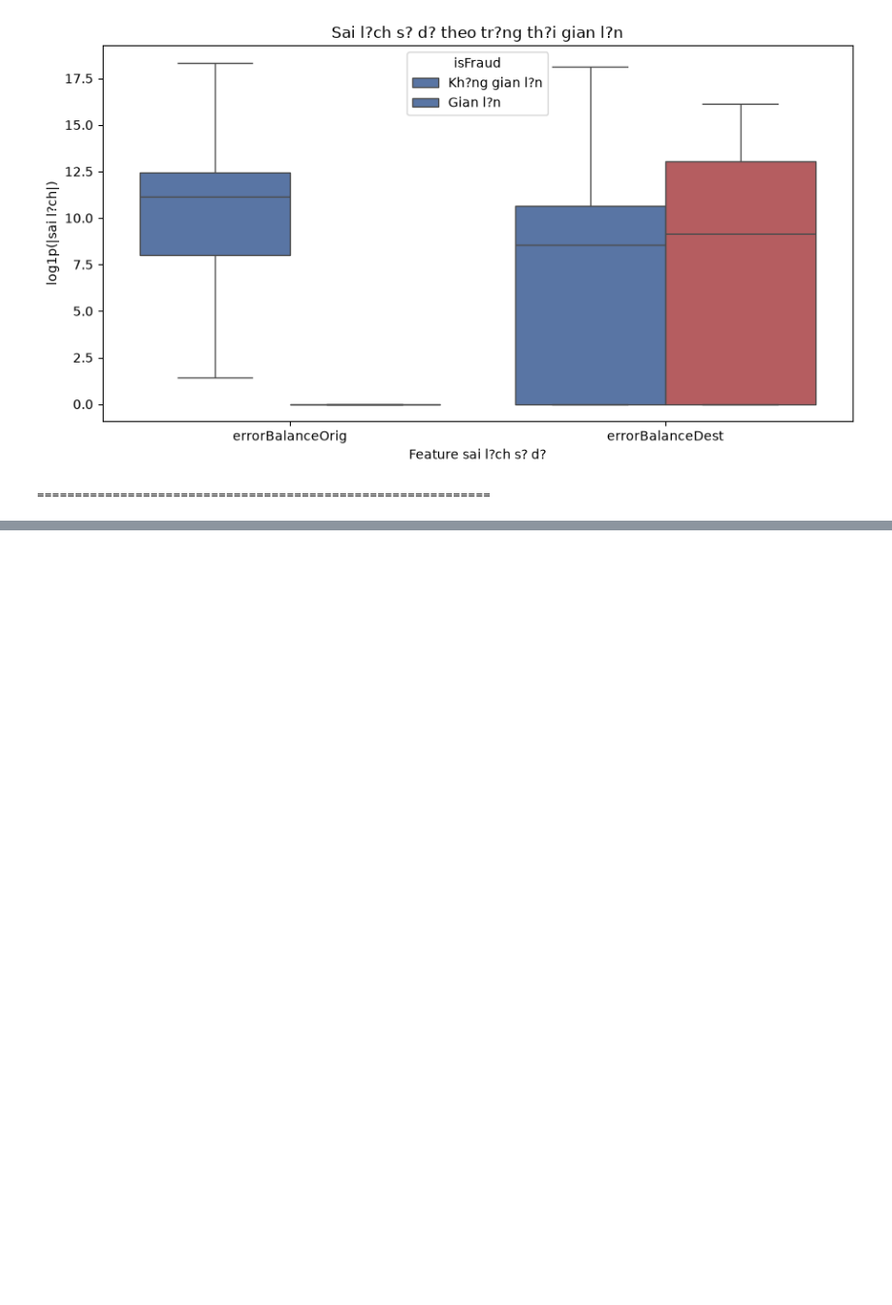
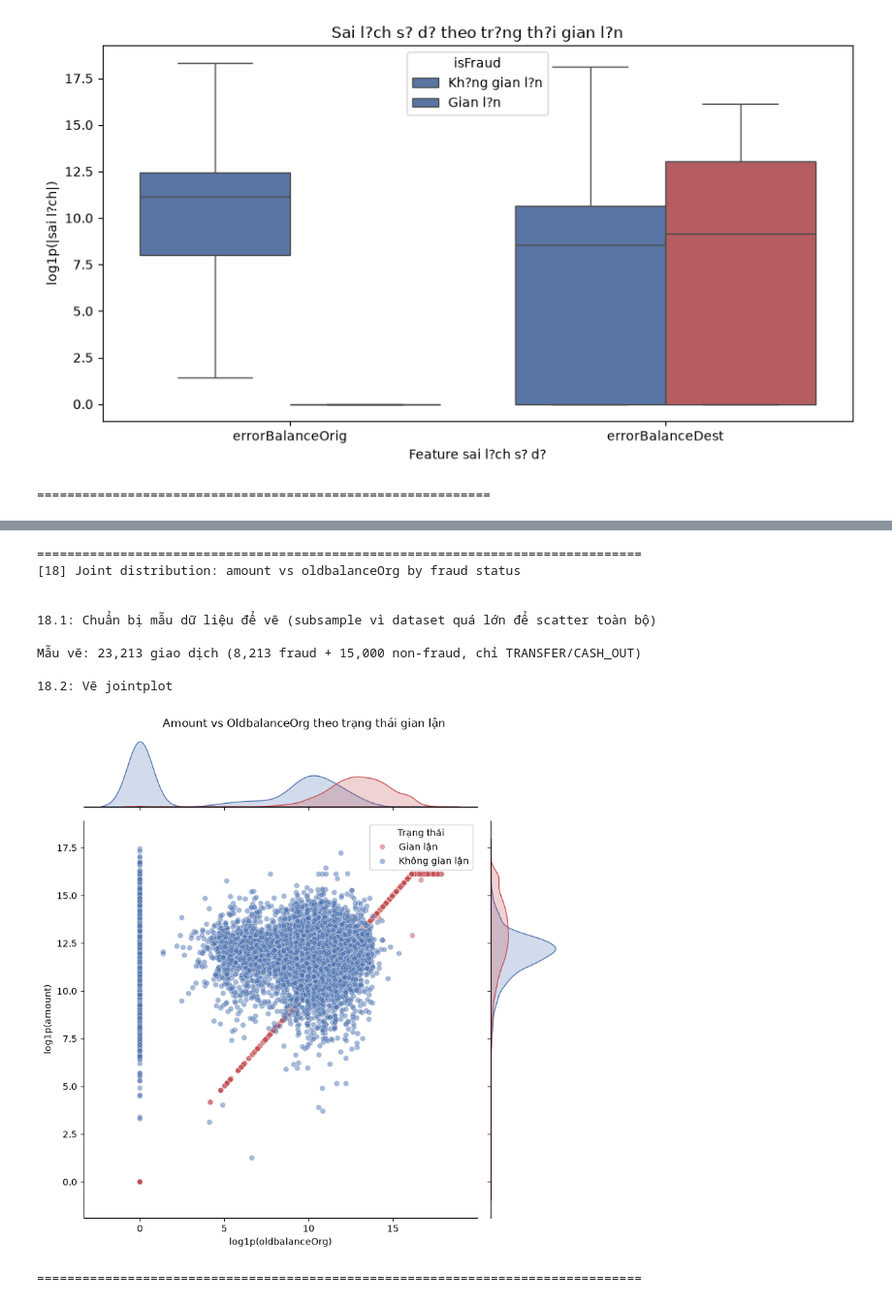
Before and after one commit to PH31M/fraud-detection-thesis, a Jupyter notebook: notebooks/01_eda.ipynb, the cells around one changed output, grey strips where cells are left out. Shown at 97% size. Saved outputs shown, nothing was run; the diff lists cells and outputs as text; code cells hidden in the pictures; blank space fills up the shorter version.

```diff
--- a/notebooks/01_eda.ipynb
+++ b/notebooks/01_eda.ipynb
@@ -340,0 +674,49 @@ isFraud
+# %%
+# [18] Phân phối kết hợp 2 biến: amount vs oldbalanceOrg, phân theo isFraud
+# Mục đích: quan sát trực quan cụm "rút sạch tài khoản" (oldbalanceOrg ≈ amount) —
+# đặc trưng hành vi điển hình của giao dịch gian lận trong PaySim.
+section("[18] Joint distribution: amount vs oldbalanceOrg by fraud status")
+
+tit("18.1: Chuẩn bị mẫu dữ liệu để vẽ (subsample vì dataset quá lớn để scatter toàn bộ)")
+subset_types = df[df['type'].isin(['TRANSFER', 'CASH_OUT'])]
+fraud_sample = subset_types[subset_types['isFraud'] == 1]
+nonfraud_sample = subset_types[subset_types['isFraud'] == 0].sample(n=15000, random_state=42)
+plot_sample = pd.concat([fraud_sample, nonfraud_sample], ignore_index=True).copy()
+
+plot_sample['log_amount'] = np.log1p(plot_sample['amount'])
+plot_sample['log_oldbalanceOrg'] = np.log1p(plot_sample['oldbalanceOrg'])
+plot_sample['Trạng thái'] = plot_sample['isFraud'].map({0: 'Không gian lận', 1: 'Gian lận'})
+
+print(f"Mẫu vẽ: {len(plot_sample):,} giao dịch "
+      f"({fraud_sample.shape[0]:,} fraud + {nonfraud_sample.shape[0]:,} non-fraud, "
+      f"chỉ TRANSFER/CASH_OUT)")
+
+tit("18.2: Vẽ jointplot")
+g = sns.jointplot(
+    data=plot_sample,
+    x='log_oldbalanceOrg',
+    y='log_amount',
+    hue='Trạng thái',
+    palette={'Không gian lận': '#4C72B0', 'Gian lận': '#C44E52'},
+    kind='scatter',
+    alpha=0.5,
+    height=8,
+)
+g.ax_joint.set_xlabel('log1p(oldbalanceOrg)')
+g.ax_joint.set_ylabel('log1p(amount)')
+g.fig.suptitle('Amount vs OldbalanceOrg theo trạng thái gian lận', y=1.02)
+g.savefig(FIGURES_DIR / 'joint_amount_oldbalance_by_fraud.png', dpi=150, bbox_inches='tight')
+plt.show()
+endSection()
+# %% [output]
+================================================================================
+[18] Joint distribution: amount vs oldbalanceOrg by fraud status
+
+
+18.1: Chuẩn bị mẫu dữ liệu để vẽ (subsample vì dataset quá lớn để scatter toàn bộ)
+
+Mẫu vẽ: 23,213 giao dịch (8,213 fraud + 15,000 non-fraud, chỉ TRANSFER/CASH_OUT)
+
+18.2: Vẽ jointplot
+[figure, added]
+================================================================================
```
Also changed, not shown: parts of 8 cells of this notebook, 8 other files.
